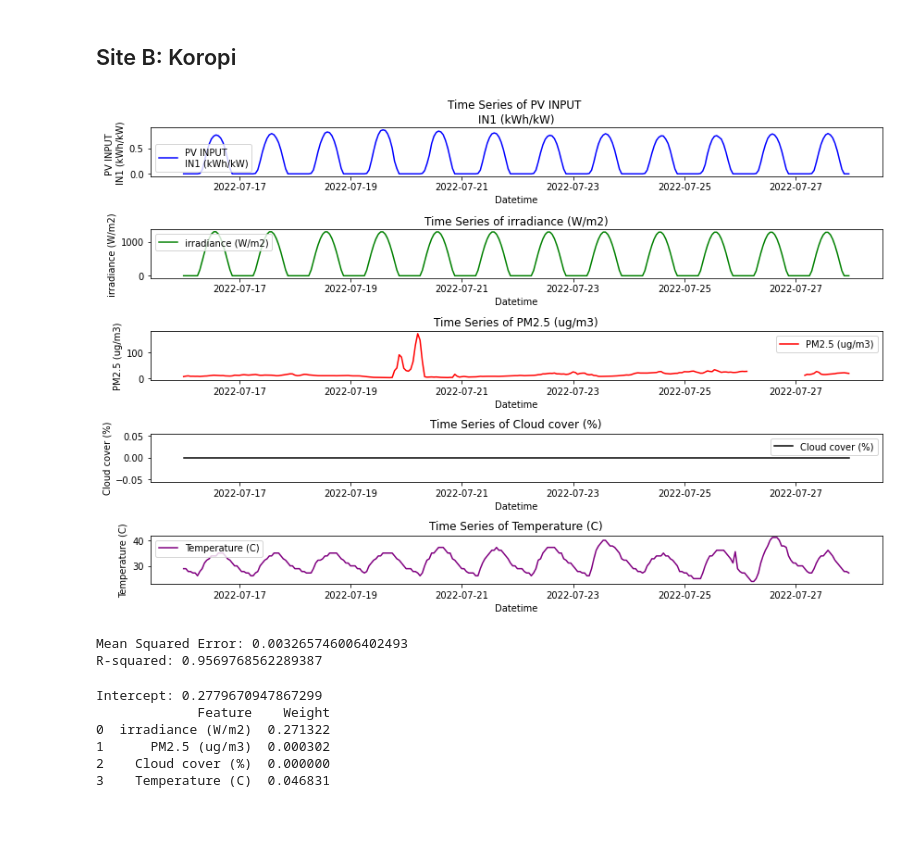
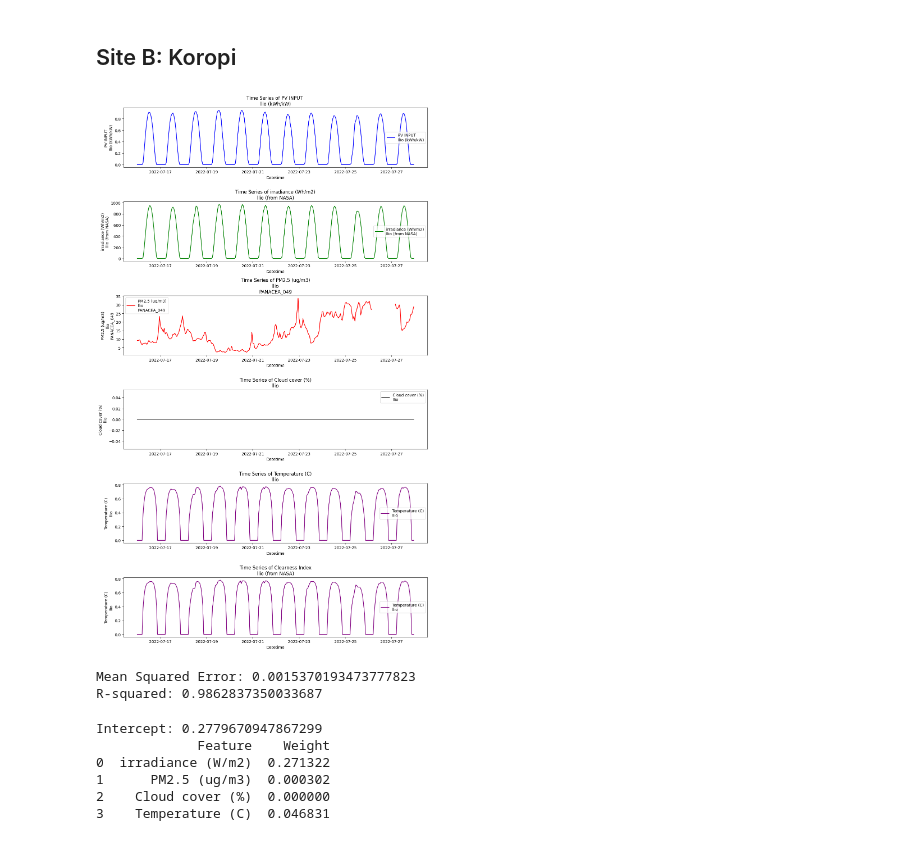
Before and after one commit to jean-paul-calin/wildfire-pv, a Jupyter notebook: toy model 1.ipynb, the cells around one changed output. Saved outputs shown, nothing was run; the diff lists cells and outputs as text; code cells hidden in the pictures.

```diff
--- a/toy model 1.ipynb
+++ b/toy model 1.ipynb
@@ -161,15 +161,21 @@ plt.show()
 import pandas as pd
 import matplotlib.pyplot as plt
 
-df = pd.read_csv('IN1-20-07-2022.csv').drop(columns=['AOD'])
+df = pd.read_csv('Ilio.csv')
 
 pv = '''PV INPUT
-IN1 (kWh/kW)'''
-irr = 'irradiance (W/m2)'
-pm25 = 'PM2.5 (ug/m3)'
-cloud = 'Cloud cover (%)'
-temp = 'Temperature (C)'
-
+llio (kWh/kW)'''
+irr = '''irradiance (Wh/m2)
+llio (from NASA)'''
+pm25 = '''PM2.5 (ug/m3)
+llio
+PANACEA_049'''
+cloud = '''Cloud cover (%)
+llio'''
+temp = '''Temperature (C)
+llio'''
+KT = '''Clearness Index
+llio (from NASA)'''
 # Assuming your data is in a DataFrame called 'df'
 # Extracting the datetime column and the target variables
 datetime_series = pd.to_datetime(df["Datetime"])
@@ -178,12 +184,13 @@ other_variable1_series = df[irr]
 other_variable2_series = df[pm25]
 other_variable3_series = df[cloud]
 other_variable4_series = df[temp]
+other_variable4_series = df[KT]
 
 # Plotting the time series of PV INPUT
-plt.figure(figsize=(12, 8))
+plt.figure(figsize=(12, 20))
 
 # Plotting PV INPUT
-plt.subplot(5, 1, 1)
+plt.subplot(6, 1, 1)
 plt.plot(datetime_series, pv_input_series, label=pv, color="blue")
 plt.xlabel("Datetime")
 plt.ylabel(pv)
@@ -191,41 +198,49 @@ plt.title(f"Time Series of {pv}")
 plt.legend()
 
 # Plotting Other Variable 1
-plt.subplot(5, 1, 2)
+plt.subplot(6, 1, 2)
 plt.plot(datetime_series, other_variable1_series, label=irr, color="green")
 plt.xlabel("Datetime")
 plt.ylabel(irr)
 plt.title(f"Time Series of {irr}")
 plt.legend()
 
 # Plotting Other Variable 2
-plt.subplot(5, 1, 3)
+plt.subplot(6, 1, 3)
 plt.plot(datetime_series, other_variable2_series, label=pm25, color="red")
 plt.xlabel("Datetime")
 plt.ylabel(pm25)
 plt.title(f"Time Series of {pm25}")
 plt.legend()
 
 # Plotting Other Variable 3
-plt.subplot(5, 1, 4)
+plt.subplot(6, 1, 4)
 plt.plot(datetime_series, other_variable3_series, label=cloud, color="black")
 plt.xlabel("Datetime")
 plt.ylabel(cloud)
 plt.title(f"Time Series of {cloud}")
 plt.legend()
 
 # Plotting Other Variable 4
-plt.subplot(5, 1, 5)
+plt.subplot(6, 1, 5)
 plt.plot(datetime_series, other_variable4_series, label=temp, color="purple")
 plt.xlabel("Datetime")
 plt.ylabel(temp)
 plt.title(f"Time Series of {temp}")
 plt.legend()
 
+# Plotting Other Variable 5
+plt.subplot(6, 1, 6)
+plt.plot(datetime_series, other_variable4_series, label=temp, color="purple")
+plt.xlabel("Datetime")
+plt.ylabel(temp)
+plt.title(f"Time Series of {KT}")
+plt.legend()
+
 plt.tight_layout()
 plt.show()
 # %% [output]
-[figure, old version]
+[figure, new version]
 # %%
 import pandas as pd
 from sklearn.model_selection import train_test_split
@@ -233,7 +248,7 @@ from sklearn.linear_model import LinearRegression
 from sklearn.metrics import mean_squared_error, r2_score
 from sklearn.preprocessing import StandardScaler
 
-df = pd.read_csv('IN1-20-07-2022.csv').drop(columns=['AOD']).dropna(axis=0)
+df = pd.read_csv('Ilio.csv').dropna(axis=0)
 
 # Drop the 'Datetime' column as it is not needed for the regression
 df = df.drop(columns=['Datetime'])
@@ -267,8 +282,8 @@ r2 = r2_score(y_test, y_pred)
 print(f'Mean Squared Error: {mse}')
 print(f'R-squared: {r2}')
 # %% [output]
-Mean Squared Error: 0.003265746006402493
-R-squared: 0.9569768562289387
+Mean Squared Error: 0.0015370193473777823
+R-squared: 0.9862837350033687
 # %%
 # Displaying the trained model weights
 weights = pd.DataFrame({"Feature": X.columns, "Weight": model.coef_})
```
Also changed, not shown: parts of 1 cell of this notebook.
